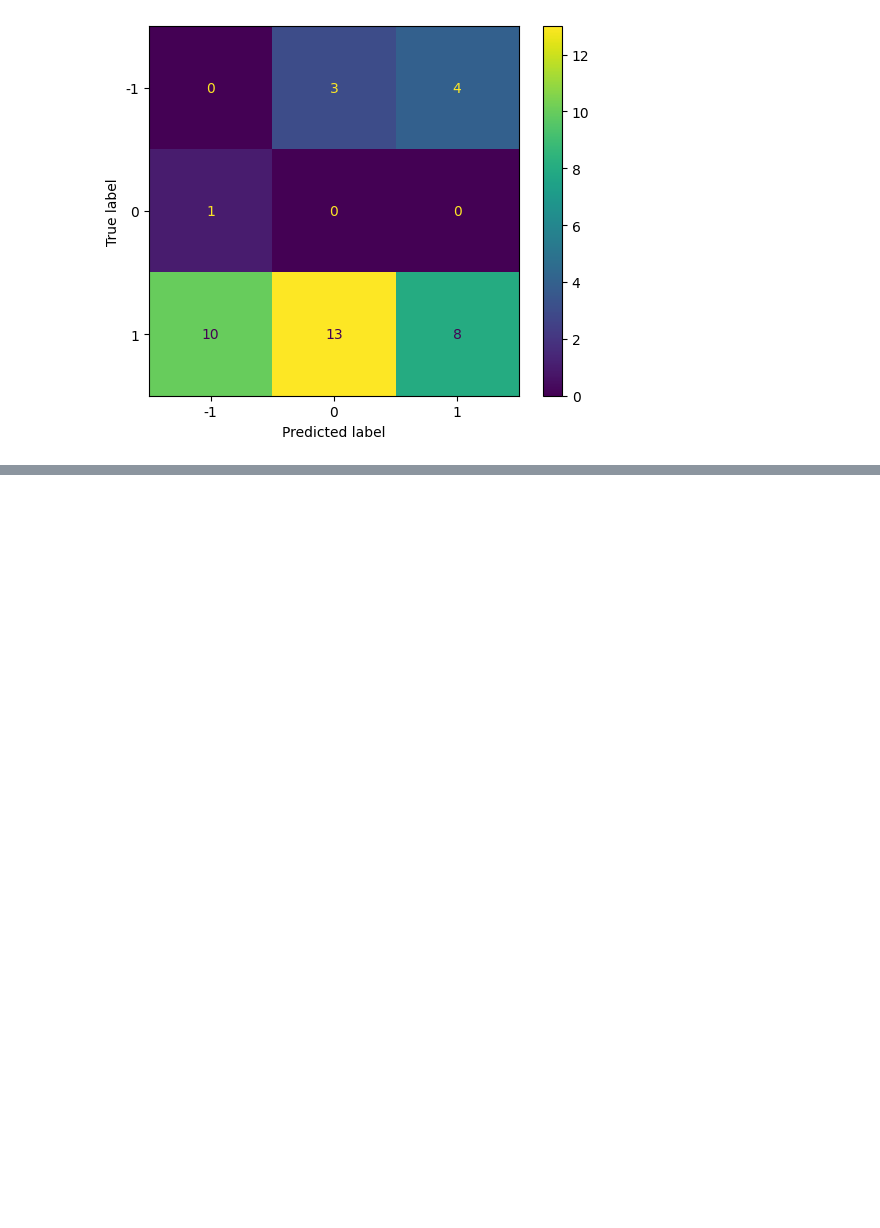
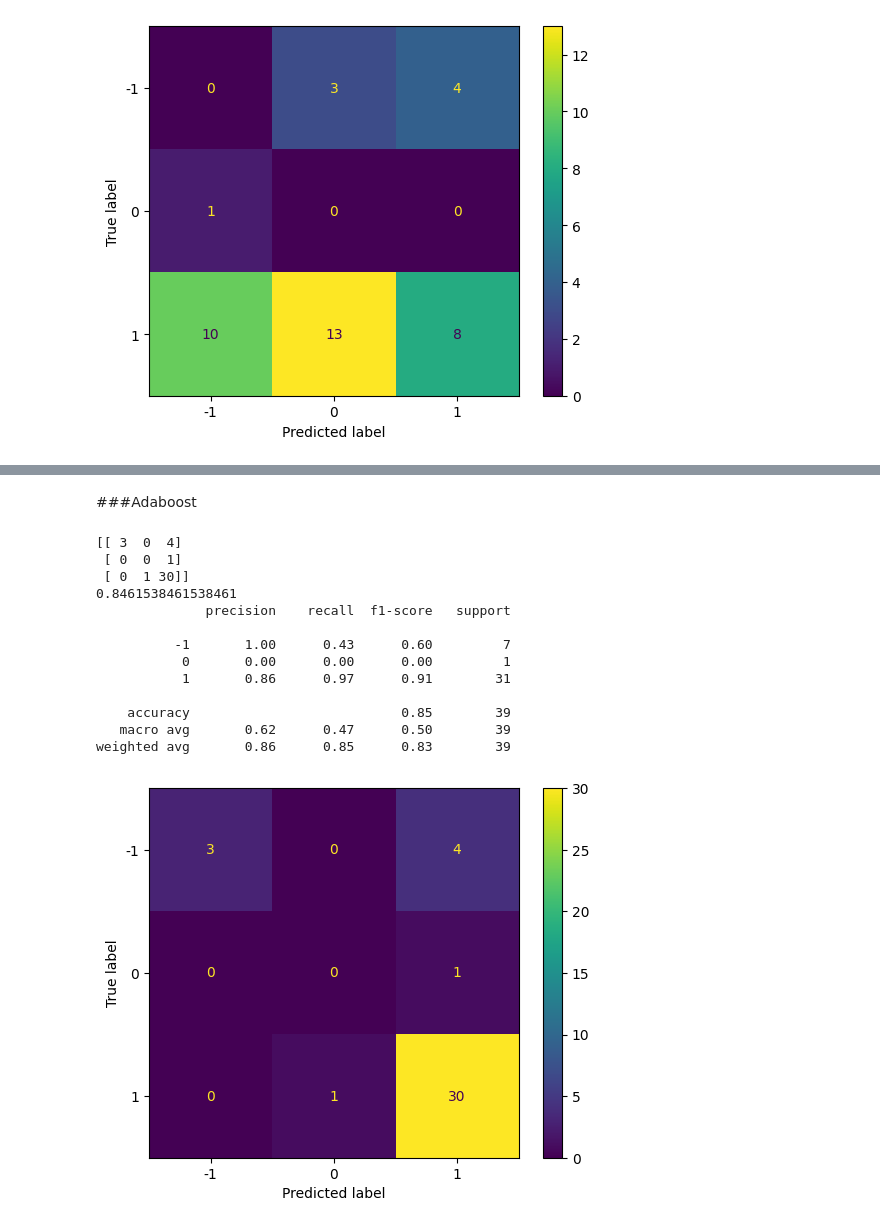
Before and after one commit to rupaksalekin2018/nlp-text-classification, a Jupyter notebook: Comment SA_2.ipynb, the cells around one changed output, grey strips where cells are left out. Cells and saved outputs as stored; diff of their text form; code cells hidden in the pictures; blank space fills up the shorter version.

```diff
--- a/Comment SA_2.ipynb
+++ b/Comment SA_2.ipynb
@@ -425,0 +480,40 @@ weighted avg       0.53      0.21      0.30        39
+# %% [markdown]
+###Adaboost
+# %%
+from sklearn.ensemble import AdaBoostClassifier
+
+# Assuming Xtrain_tf, Ytrain, Xtest_tf, Ytest are already defined
+
+# Create and train AdaBoost classifier
+adaboost_classifier = AdaBoostClassifier(n_estimators=100, random_state=0)
+adaboost_classifier.fit(Xtrain_tf, Ytrain)
+
+# Make predictions
+y_pred_adaboost = adaboost_classifier.predict(Xtest_tf)
+
+# Print evaluation metrics
+print(confusion_matrix(Ytest, y_pred_adaboost))
+print(accuracy_score(Ytest, y_pred_adaboost))
+print(classification_report(Ytest, y_pred_adaboost))
+
+# Plot confusion matrix
+cm_adaboost = confusion_matrix(Ytest, y_pred_adaboost, labels=adaboost_classifier.classes_)
+disp_adaboost = ConfusionMatrixDisplay(confusion_matrix=cm_adaboost,
+                                       display_labels=adaboost_classifier.classes_)
+disp_adaboost.plot()
+plt.show()
+# %% [output]
+[[ 3  0  4]
+ [ 0  0  1]
+ [ 0  1 30]]
+0.8461538461538461
+              precision    recall  f1-score   support
+
+          -1       1.00      0.43      0.60         7
+           0       0.00      0.00      0.00         1
+           1       0.86      0.97      0.91        31
+
+    accuracy                           0.85        39
+   macro avg       0.62      0.47      0.50        39
+weighted avg       0.86      0.85      0.83        39
+[figure, added]
```
Also changed, not shown: parts of 9 cells of this notebook.
